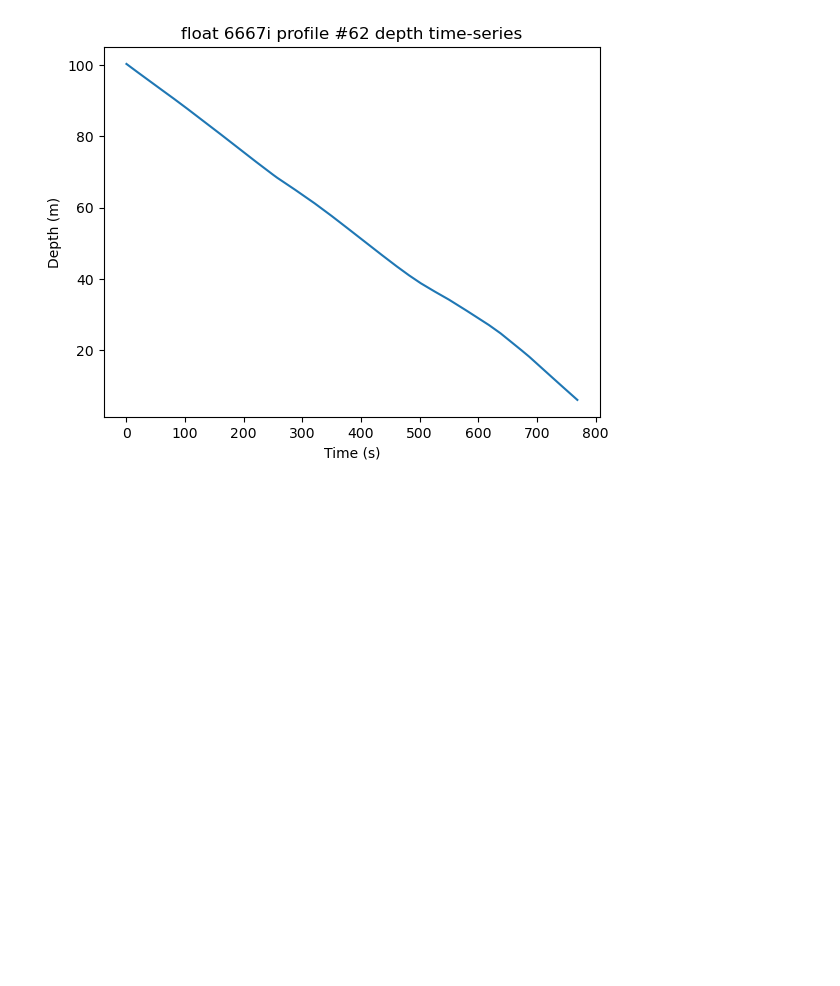
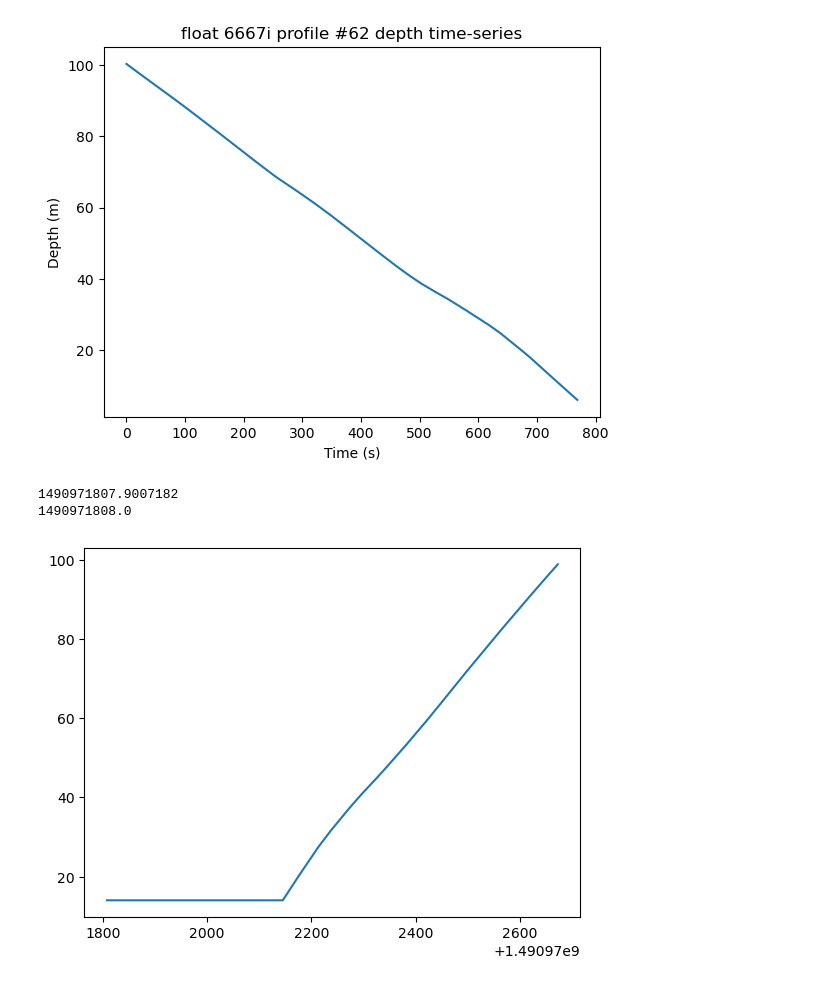
Before and after one commit to jjstadler/EMAPEX_WAVES, a Jupyter notebook: WaveProcessing/Visualize_Fit_Differences.ipynb, the cells around one changed output. Saved outputs shown, nothing was run; the diff lists cells and outputs as text; code cells hidden in the pictures; blank space fills up the shorter version.

```diff
--- a/WaveProcessing/Visualize_Fit_Differences.ipynb
+++ b/WaveProcessing/Visualize_Fit_Differences.ipynb
@@ -234,3 +237,12 @@ plt.title("float 6667i profile #62 depth time-series")
 plt.savefig("/Users/jamesstadler/Documents/UW/TFO/Figures/LCDRI/6667i_62/depth_time_series.png")
 # %% [output]
 [figure]
+# %%
+plt.plot(mlt_efr, Pef)
+
+print(mlt_efr[0])
+print(efr_times[0])
+# %% [output]
+1490971807.9007182
+1490971808.0
+[figure, added]
```
Also changed, not shown: parts of 18 cells of this notebook, 3 other files.
